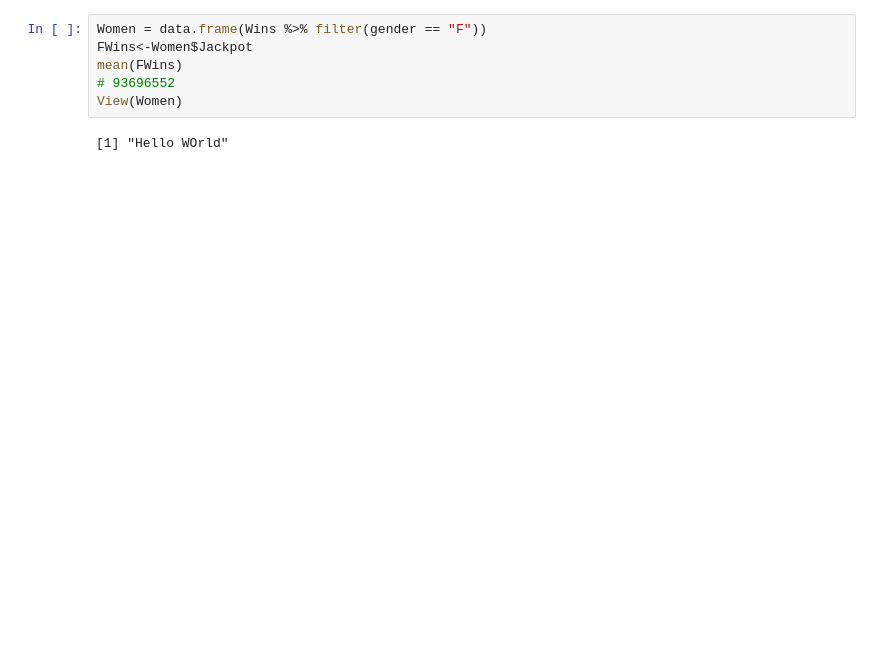
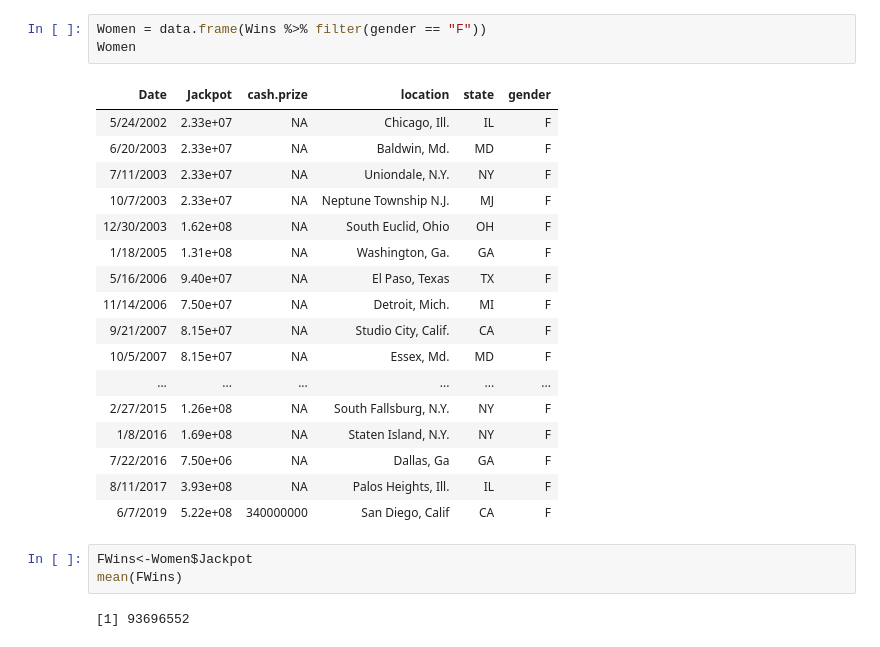
Before and after one commit to AlbiKovi/DSO110---Final-Group-Project, a Jupyter notebook: DSO110 - Final Group Project - Lottery - R Notebook.ipynb, the cells around one changed output. Saved outputs shown, nothing was run; the diff lists cells and outputs as text; blank space fills up the shorter version.

```diff
--- a/DSO110 - Final Group Project - Lottery - R Notebook.ipynb
+++ b/DSO110 - Final Group Project - Lottery - R Notebook.ipynb
@@ -19,10 +28,28 @@ View(CashByGender)
 # %%
 Women = data.frame(Wins %>% filter(gender == "F"))
-FWins<-Women$Jackpot
-mean(FWins)
-# 93696552
-View(Women)
+Women
 # %% [output]
-[1] "Hello WOrld"
+| Date | Jackpot | cash.prize | location | state | gender |
+| 5/24/2002 | 2.33e+07 | NA | Chicago, Ill. | IL | F |
+| 6/20/2003 | 2.33e+07 | NA | Baldwin, Md. | MD | F |
+| 7/11/2003 | 2.33e+07 | NA | Uniondale, N.Y. | NY | F |
+| 10/7/2003 | 2.33e+07 | NA | Neptune Township N.J. | MJ | F |
+| 12/30/2003 | 1.62e+08 | NA | South Euclid, Ohio | OH | F |
+| 1/18/2005 | 1.31e+08 | NA | Washington, Ga. | GA | F |
+| 5/16/2006 | 9.40e+07 | NA | El Paso, Texas | TX | F |
+| 11/14/2006 | 7.50e+07 | NA | Detroit, Mich. | MI | F |
+| 9/21/2007 | 8.15e+07 | NA | Studio City, Calif. | CA | F |
+| 10/5/2007 | 8.15e+07 | NA | Essex, Md. | MD | F |
+| ... | ... | ... | ... | ... | ... |
+| 2/27/2015 | 1.26e+08 | NA | South Fallsburg, N.Y. | NY | F |
+| 1/8/2016 | 1.69e+08 | NA | Staten Island, N.Y. | NY | F |
+| 7/22/2016 | 7.50e+06 | NA | Dallas, Ga | GA | F |
+| 8/11/2017 | 3.93e+08 | NA | Palos Heights, Ill. | IL | F |
+| 6/7/2019 | 5.22e+08 | 340000000 | San Diego, Calif | CA | F |
+# %%
+FWins<-Women$Jackpot
+mean(FWins)
+# %% [output]
+[1] 93696552
 # %%
 Men = data.frame(Wins %>% filter(gender == "M"))
```
Also changed, not shown: parts of 36 cells of this notebook, 2 other files.
